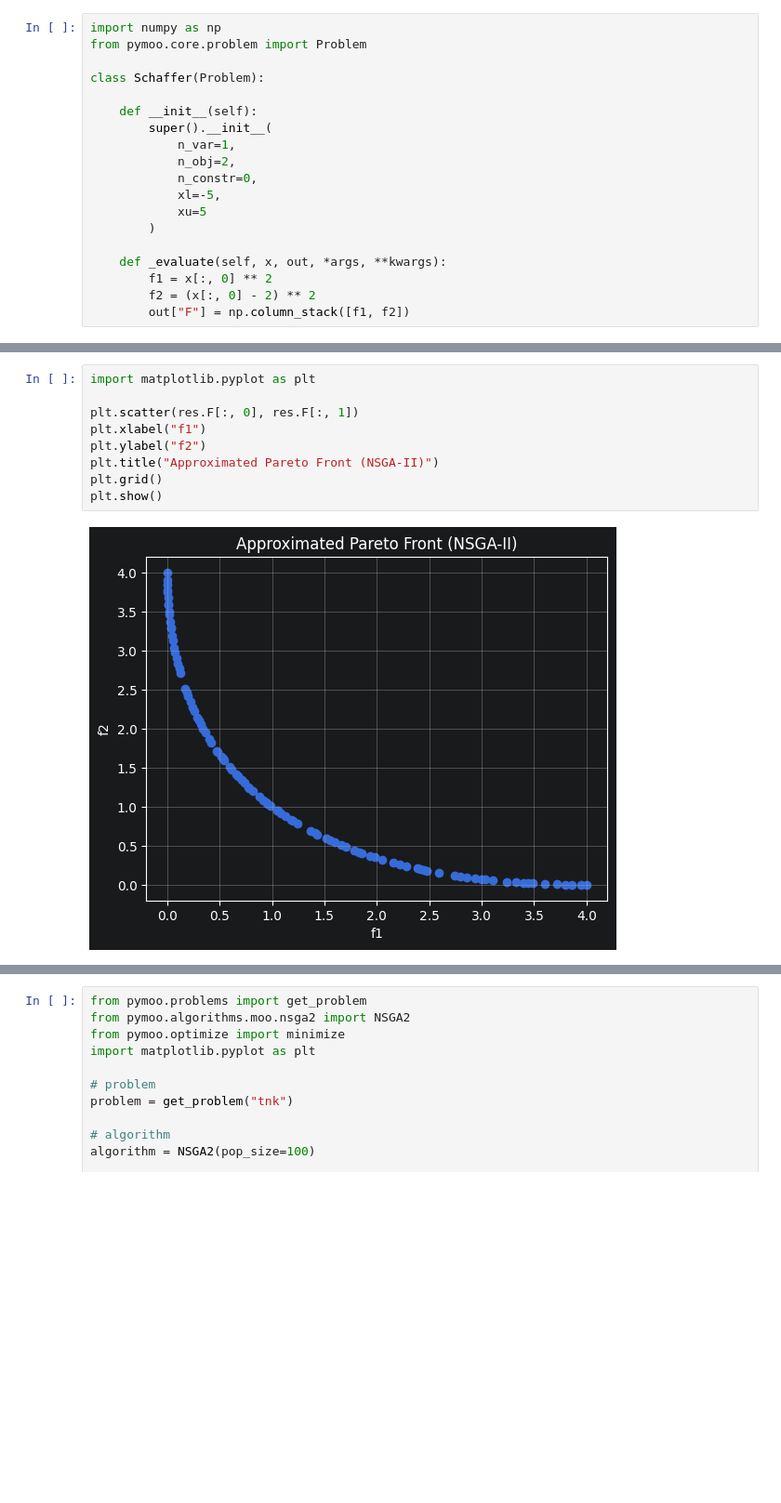
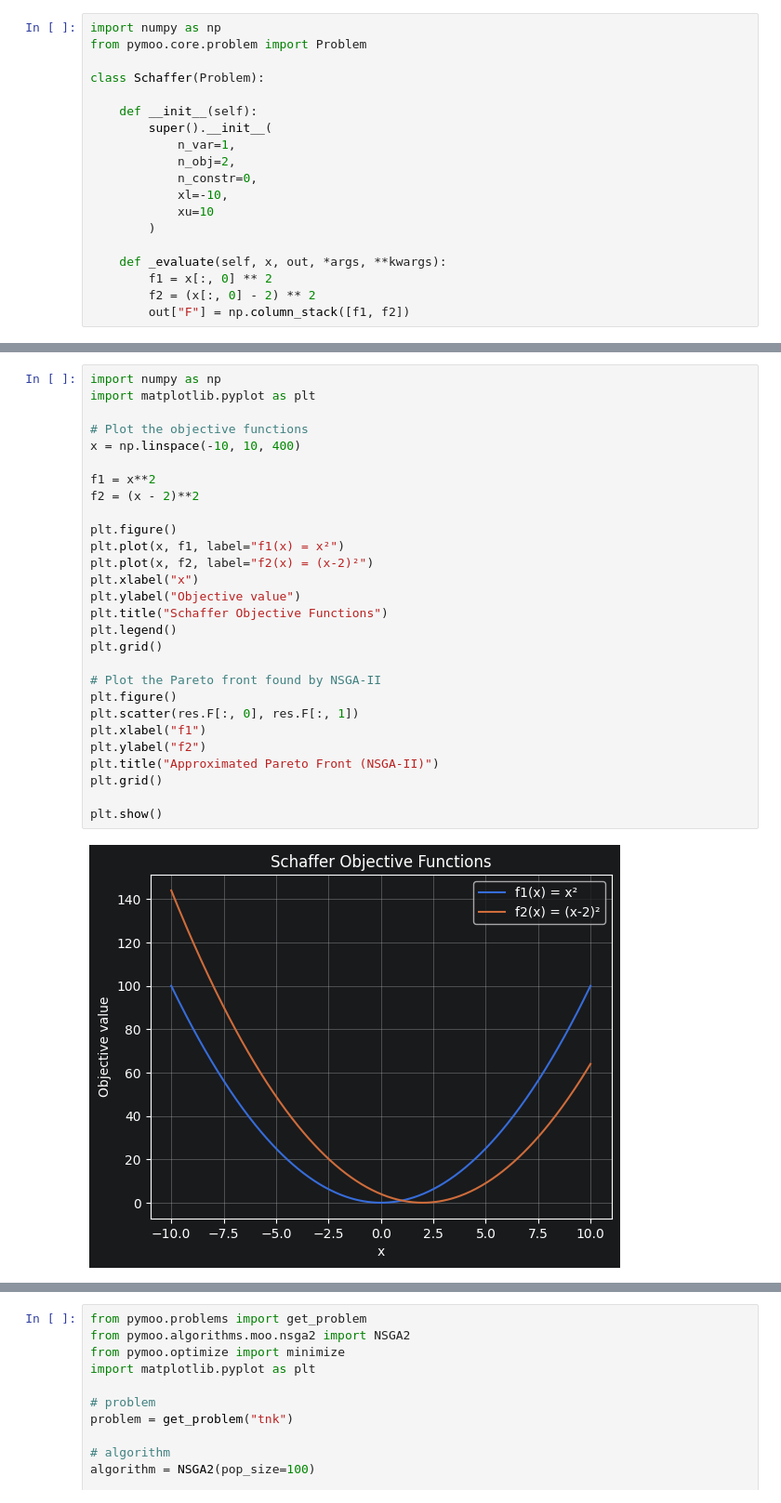
Before and after one commit to Tobias2909/EvolutionaereAlgorithmen, a Jupyter notebook: python/aufgabe5_Multi_obj_problem.ipynb, the cells around one changed output, grey strips where cells are left out. Shown at 93% size. Saved outputs shown, nothing was run; the diff lists cells and outputs as text; blank space fills up the shorter version.

```diff
--- a/python/aufgabe5_Multi_obj_problem.ipynb
+++ b/python/aufgabe5_Multi_obj_problem.ipynb
@@ -9,8 +9,8 @@ class Schaffer(Problem):
             n_var=1,
             n_obj=2,
             n_constr=0,
-            xl=-5,
-            xu=5
+            xl=-10,
+            xu=10
         )
 
     def _evaluate(self, x, out, *args, **kwargs):
@@ -61,11 +61,30 @@ Best solutions (X):
 # %%
+import numpy as np
 import matplotlib.pyplot as plt
 
+# Plot the objective functions
+x = np.linspace(-10, 10, 400)
+
+f1 = x**2
+f2 = (x - 2)**2
+
+plt.figure()
+plt.plot(x, f1, label="f1(x) = x²")
+plt.plot(x, f2, label="f2(x) = (x-2)²")
+plt.xlabel("x")
+plt.ylabel("Objective value")
+plt.title("Schaffer Objective Functions")
+plt.legend()
+plt.grid()
+
+# Plot the Pareto front found by NSGA-II
+plt.figure()
 plt.scatter(res.F[:, 0], res.F[:, 1])
 plt.xlabel("f1")
 plt.ylabel("f2")
 plt.title("Approximated Pareto Front (NSGA-II)")
 plt.grid()
+
 plt.show()
 # %% [output]
-[figure, old version]
+[figure, new version]
```
Also changed, not shown: parts of 3 cells of this notebook.
